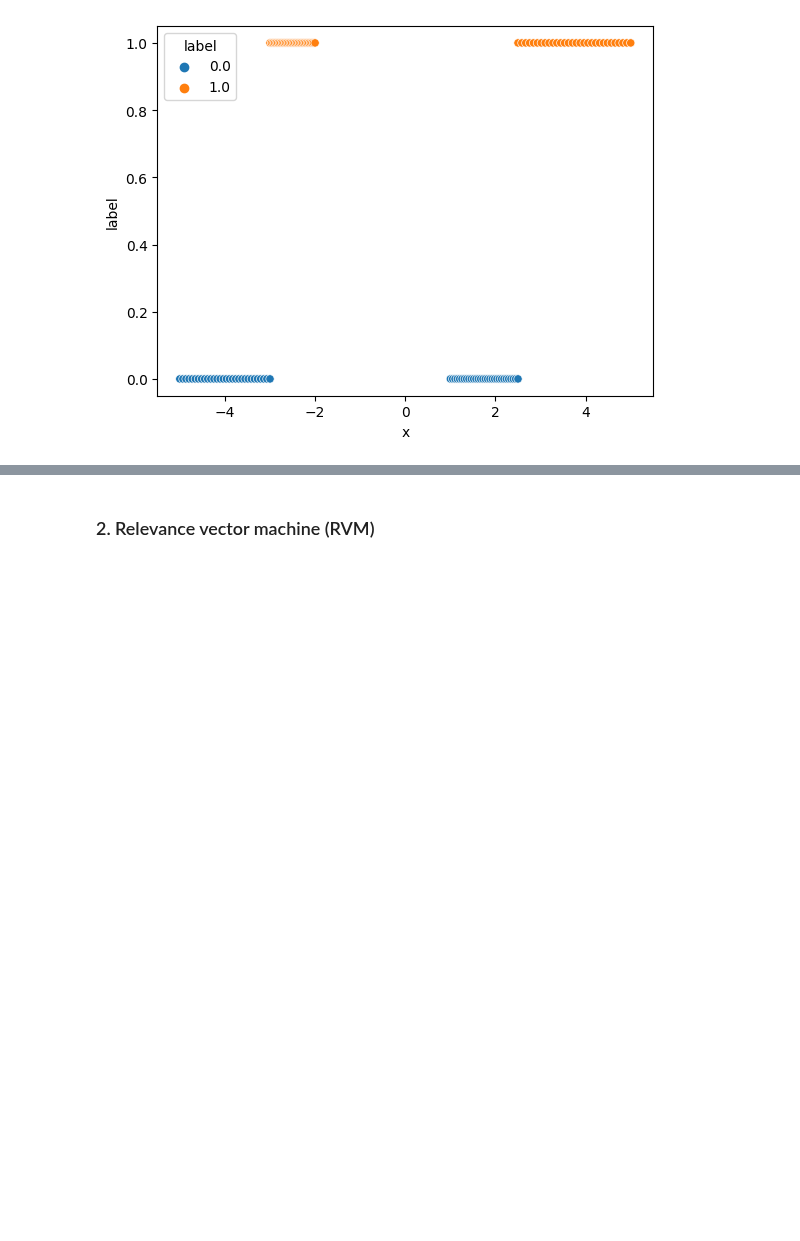
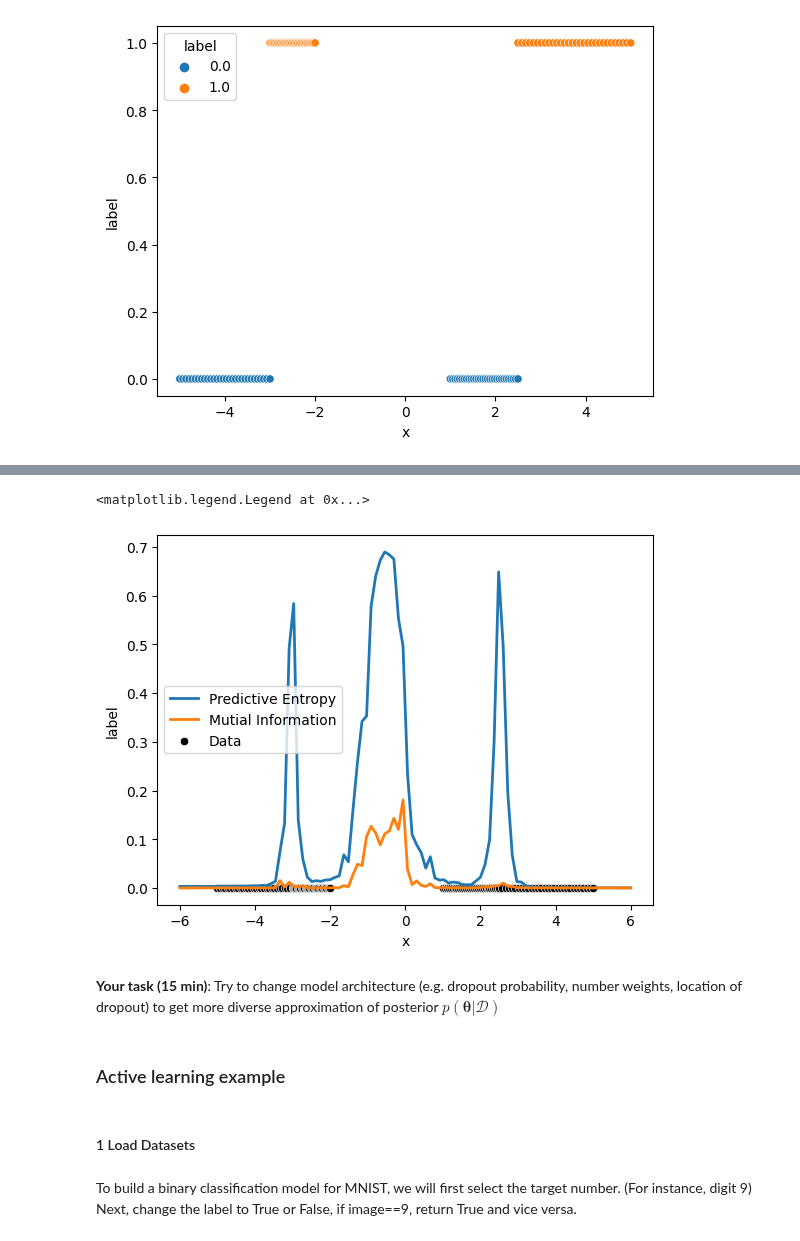
Before and after one commit to Leonid-Erlygin/seminars, a Jupyter notebook: spring_2025/seminar_ue_en.ipynb, the cells around one changed output, grey strips where cells are left out. Saved outputs shown, nothing was run; the diff lists cells and outputs as text; code cells hidden in the pictures; blank space fills up the shorter version.

```diff
--- a/spring_2025/seminar_ue_en.ipynb
+++ b/spring_2025/seminar_ue_en.ipynb
@@ -272,2 +185,34 @@ $$
-# %% [markdown]
-### 2. Relevance vector machine (RVM)
+# %%
+data_to_vis = {"x": data[:, 0], "label": [0] * len(data[:, 0])}
+sns.scatterplot(data=data_to_vis, x="x", y="label", color="black", label="Data")
+
+posterior_pred = np.mean(p_preds, axis=1)
+predictive_entropy = -(
+    posterior_pred * np.log(posterior_pred)
+    + (1 - posterior_pred) * np.log(1 - posterior_pred)
+)
+mutial_information = predictive_entropy - np.mean(
+    -(p_preds * np.log(p_preds) + (1 - p_preds) * np.log(1 - p_preds)), axis=1
+)
+plt.plot(
+    x_test,
+    predictive_entropy,
+    color="tab:blue",
+    linewidth=2,
+    label="Predictive Entropy",
+)
+plt.plot(
+    x_test,
+    mutial_information,
+    color="tab:orange",
+    linewidth=2,
+    label="Mutial Information",
+)
+plt.legend()
+# %% [output]
+<matplotlib.legend.Legend at 0x...>
+[figure, added]
+# %% [markdown]
+**Your task (15 min)**: Try to change model architecture (e.g. dropout probability, number weights, location of dropout) to get more diverse approximation of posterior $p(\boldsymbol{\theta}|\mathcal{D})$
+# %% [markdown]
+### Active learning example
@@ -273,0 +239,2 @@ $$
+# %% [markdown]
+#### 1 Load Datasets
@@ -273,0 +276,2 @@ $$
+# %% [markdown]
+To build a binary classification model for MNIST, we will first select the target number. (For instance, digit 9) Next, change the label to True or False, if image==9, return True and vice versa.
```
Also changed, not shown: parts of 32 cells of this notebook, 1 other file.
